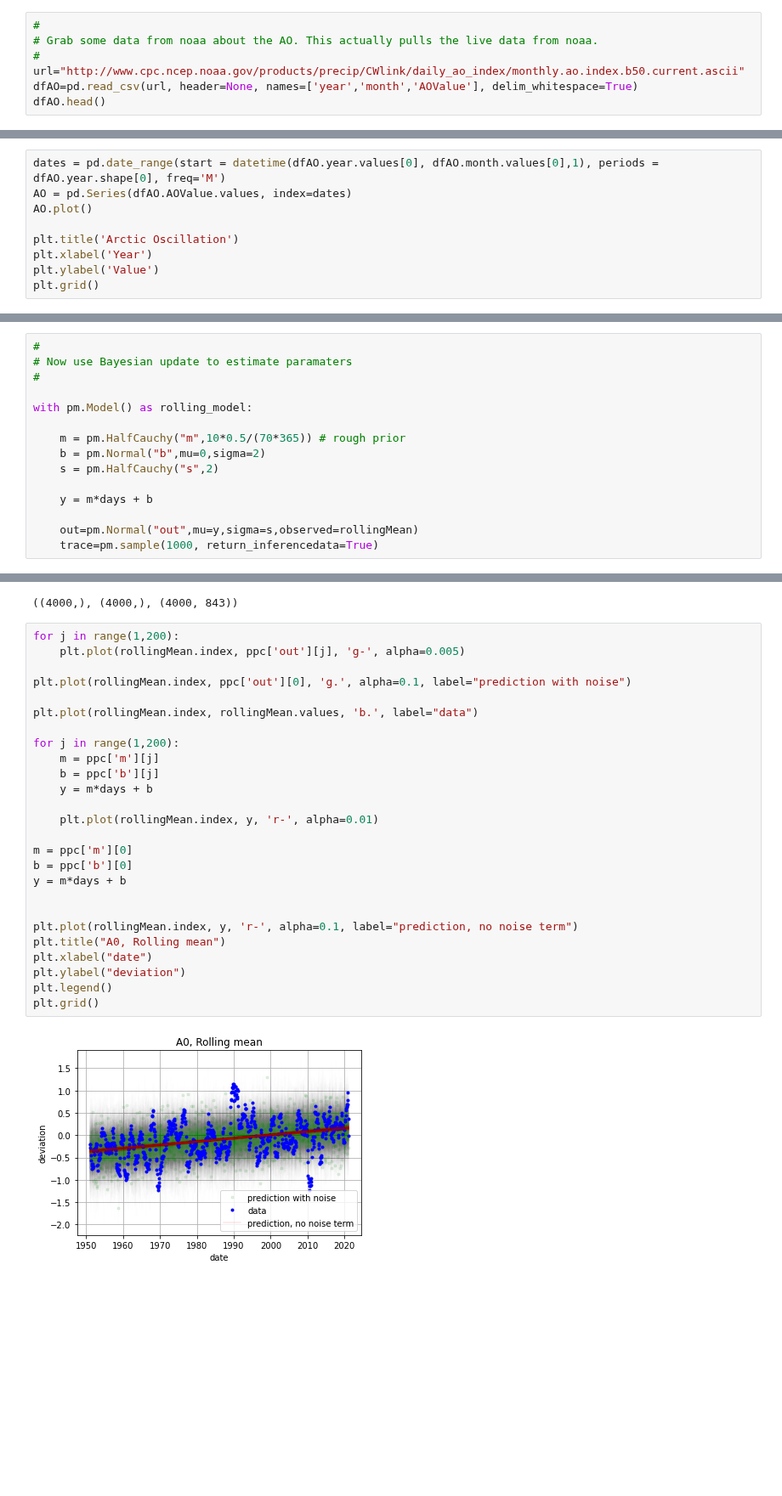
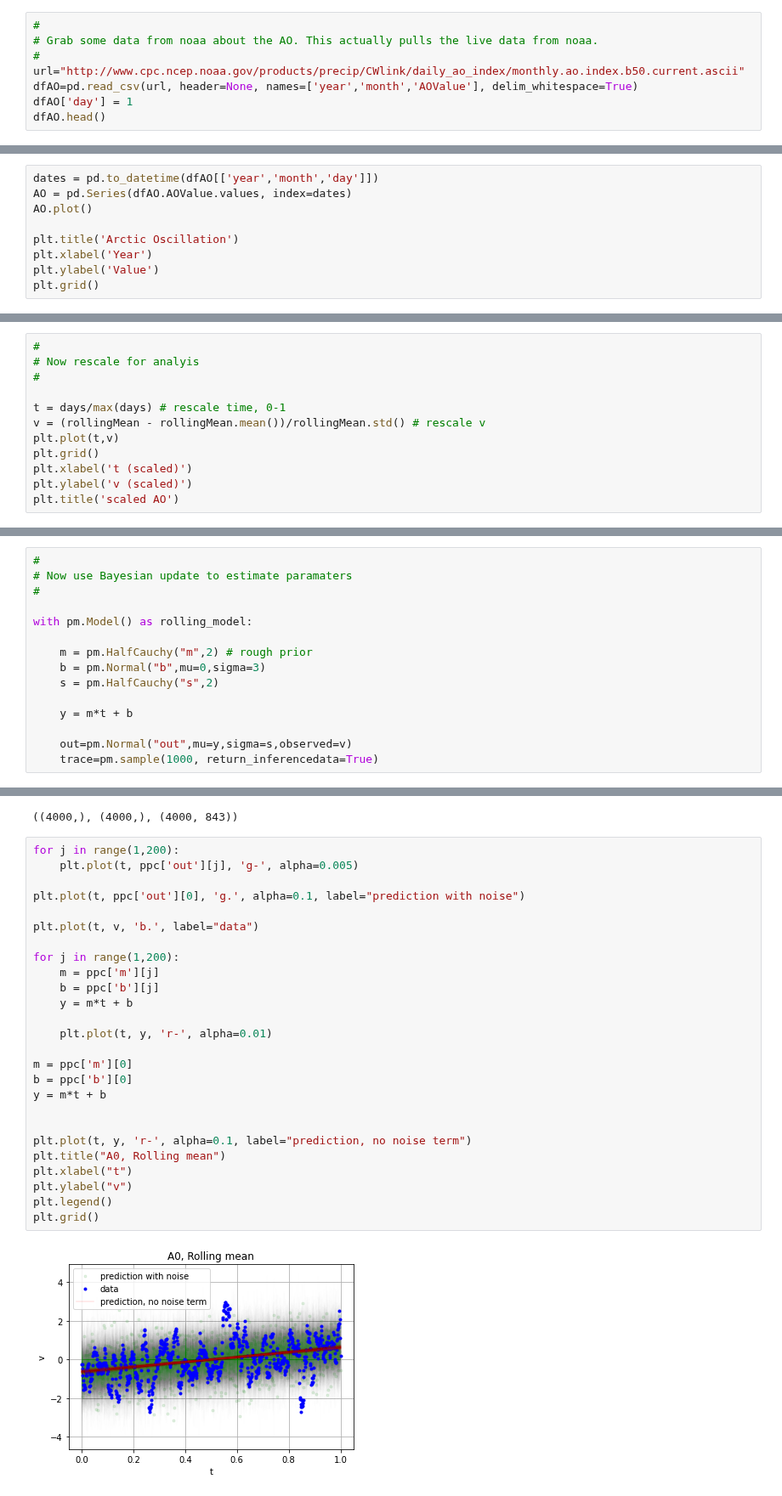
Before and after one commit to sspickle/instrumentation-projects, a Jupyter notebook: proj6/Time Series Analysis.ipynb, the cells around one changed output, grey strips where cells are left out. Shown at 85% size. Drawn from its saved outputs; the diff is of its cells as text; blank space fills up the shorter version.

```diff
--- a/proj6/Time Series Analysis.ipynb
+++ b/proj6/Time Series Analysis.ipynb
@@ -21,5 +21,6 @@ pd.set_option('display.max_rows',15) # this limit maximum numbers of rows
 #
 url="http://www.cpc.ncep.noaa.gov/products/precip/CWlink/daily_ao_index/monthly.ao.index.b50.current.ascii"
 dfAO=pd.read_csv(url, header=None, names=['year','month','AOValue'], delim_whitespace=True)
+dfAO['day'] = 1
 dfAO.head()
 # %% [output]
@@ -32,5 +33,5 @@ dfAO.head()
 # %%
-dates = pd.date_range(start = datetime(dfAO.year.values[0], dfAO.month.values[0],1), periods = dfAO.year.shape[0], freq='M')
+dates = pd.to_datetime(dfAO[['year','month','day']])
 AO = pd.Series(dfAO.AOValue.values, index=dates)
 AO.plot()
 
@@ -208,3 +210,15 @@ rollingMean = AO.rolling(window=12).mean()        # compute rolling mena
 rollingMean = rollingMean[~np.isnan(rollingMean)] # remove the NaN values
 firstTime = rollingMean.index.values[0]           # get the first timestamp
 days = (rollingMean.index.values - firstTime).astype(np.int)/(1e9*24*3600) # get days since first time.
+# %%
+#
+# Now rescale for analyis
+#
+
+t = days/max(days) # rescale time, 0-1
+v = (rollingMean - rollingMean.mean())/rollingMean.std() # rescale v
+plt.plot(t,v)
+plt.grid()
+plt.xlabel('t (scaled)')
+plt.ylabel('v (scaled)')
+plt.title('scaled AO')
@@ -215,13 +232,13 @@ days = (rollingMean.index.values - firstTime).astype(np.int)/(1e9*24*3600) # get
 
 with pm.Model() as rolling_model:
 
-    m = pm.HalfCauchy("m",10*0.5/(70*365)) # rough prior
-    b = pm.Normal("b",mu=0,sigma=2)
+    m = pm.HalfCauchy("m",2) # rough prior
+    b = pm.Normal("b",mu=0,sigma=3)
     s = pm.HalfCauchy("s",2)
 
-    y = m*days + b
+    y = m*t + b
 
-    out=pm.Normal("out",mu=y,sigma=s,observed=rollingMean)
+    out=pm.Normal("out",mu=y,sigma=s,observed=v)
     trace=pm.sample(1000, return_inferencedata=True)
 # %% [output]
 Auto-assigning NUTS sampler...
@@ -254,29 +271,29 @@ ppc['m'].shape, ppc['b'].shape, ppc['out'].shape
 ((4000,), (4000,), (4000, 843))
 # %%
 for j in range(1,200):
-    plt.plot(rollingMean.index, ppc['out'][j], 'g-', alpha=0.005)
+    plt.plot(t, ppc['out'][j], 'g-', alpha=0.005)
 
-plt.plot(rollingMean.index, ppc['out'][0], 'g.', alpha=0.1, label="prediction with noise")
+plt.plot(t, ppc['out'][0], 'g.', alpha=0.1, label="prediction with noise")
 
-plt.plot(rollingMean.index, rollingMean.values, 'b.', label="data")
+plt.plot(t, v, 'b.', label="data")
 
 for j in range(1,200):
     m = ppc['m'][j]
     b = ppc['b'][j]
-    y = m*days + b
+    y = m*t + b
 
-    plt.plot(rollingMean.index, y, 'r-', alpha=0.01)
+    plt.plot(t, y, 'r-', alpha=0.01)
 
 m = ppc['m'][0]
 b = ppc['b'][0]
-y = m*days + b
+y = m*t + b
 
 
-plt.plot(rollingMean.index, y, 'r-', alpha=0.1, label="prediction, no noise term")
+plt.plot(t, y, 'r-', alpha=0.1, label="prediction, no noise term")
 plt.title("A0, Rolling mean")
-plt.xlabel("date")
-plt.ylabel("deviation")
+plt.xlabel("t")
+plt.ylabel("v")
 plt.legend()
 plt.grid()
 # %% [output]
-[figure, old version]
+[figure, new version]
```
Also changed, not shown: parts of 11 cells of this notebook, 2 other files.
